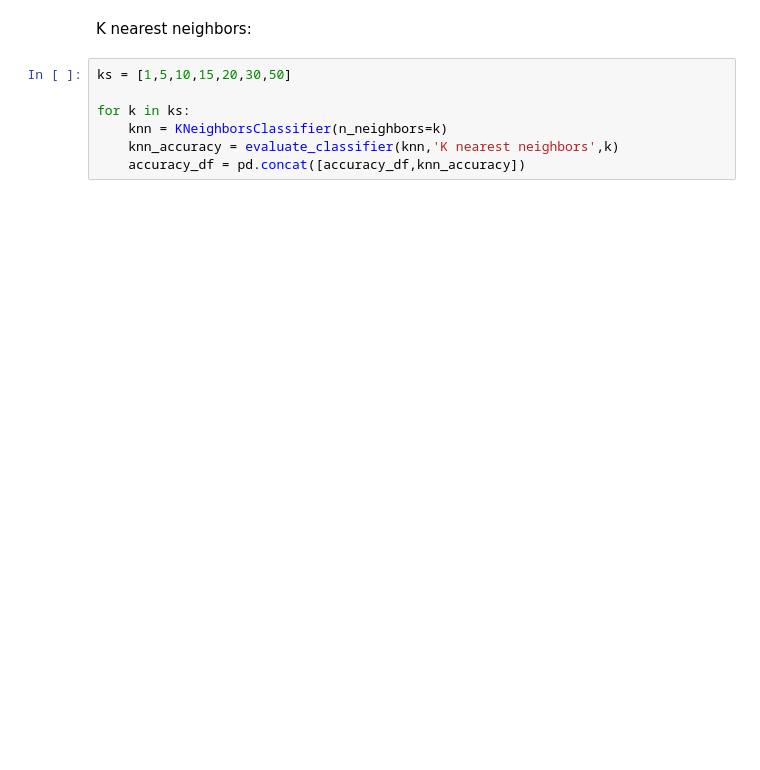
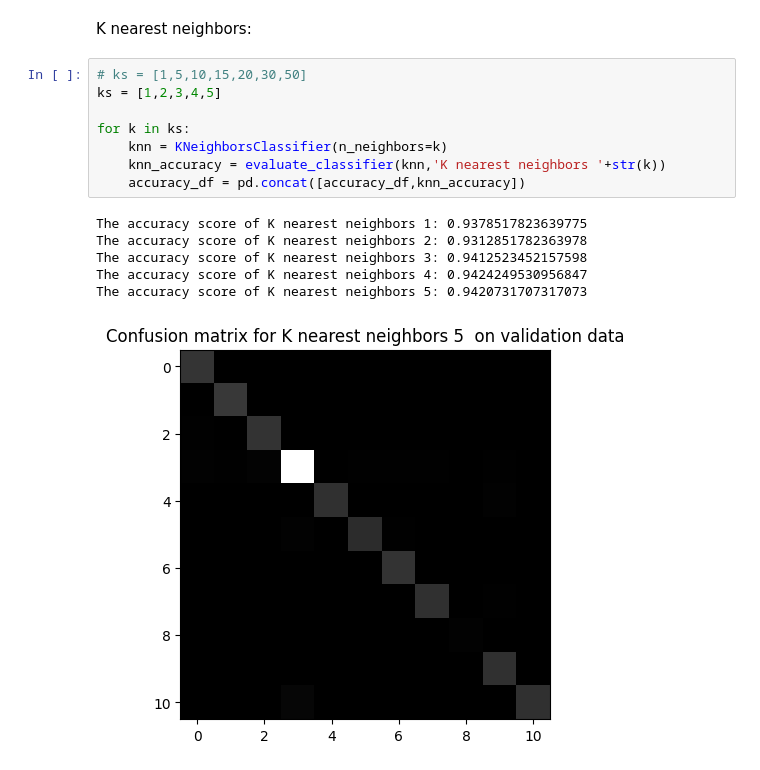
Before and after one commit to SigurdTorsnes/Digit-recognizer, a Jupyter notebook: model_selection.ipynb, the cells around one changed output. Saved outputs shown, nothing was run; the diff lists cells and outputs as text; blank space fills up the shorter version.

```diff
--- a/model_selection.ipynb
+++ b/model_selection.ipynb
@@ -44,12 +61,20 @@ accuracy_df = pd.concat([accuracy_df, dtc_accuracy])
 # %% [markdown]
 K nearest neighbors:
 # %%
-ks = [1,5,10,15,20,30,50]
+# ks = [1,5,10,15,20,30,50]
+ks = [1,2,3,4,5]
 
 for k in ks:
     knn = KNeighborsClassifier(n_neighbors=k)
-    knn_accuracy = evaluate_classifier(knn,'K nearest neighbors',k)
+    knn_accuracy = evaluate_classifier(knn,'K nearest neighbors '+str(k))
     accuracy_df = pd.concat([accuracy_df,knn_accuracy])
+# %% [output]
+The accuracy score of K nearest neighbors 1: 0.9378517823639775
+The accuracy score of K nearest neighbors 2: 0.9312851782363978
+The accuracy score of K nearest neighbors 3: 0.9412523452157598
+The accuracy score of K nearest neighbors 4: 0.9424249530956847
+The accuracy score of K nearest neighbors 5: 0.9420731707317073
+[figure, added]
 # %%
 accuracy_df#.sort_values(by='accuracy_df')
 # %% [output]
```
Also changed, not shown: parts of 5 cells of this notebook, 2 other files.
